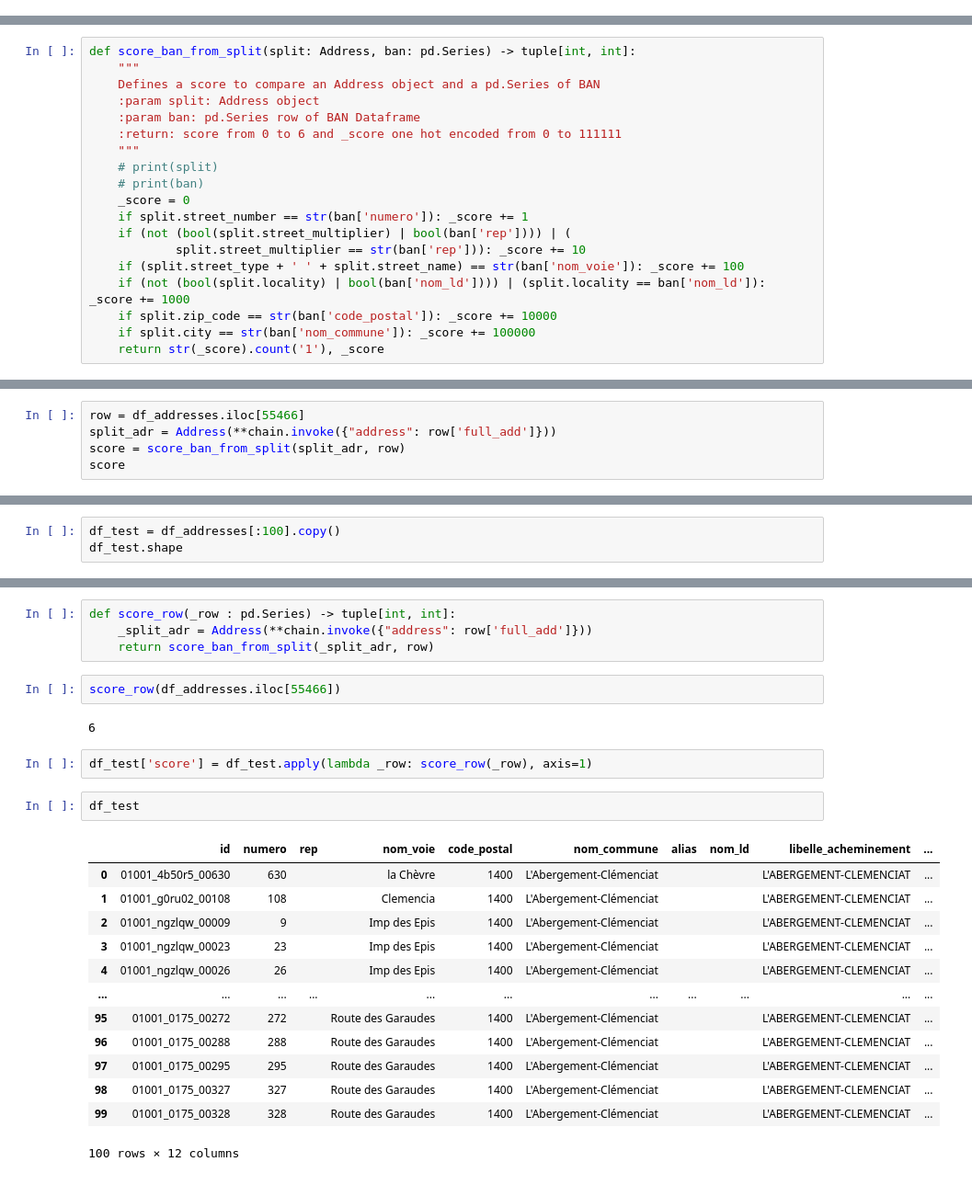
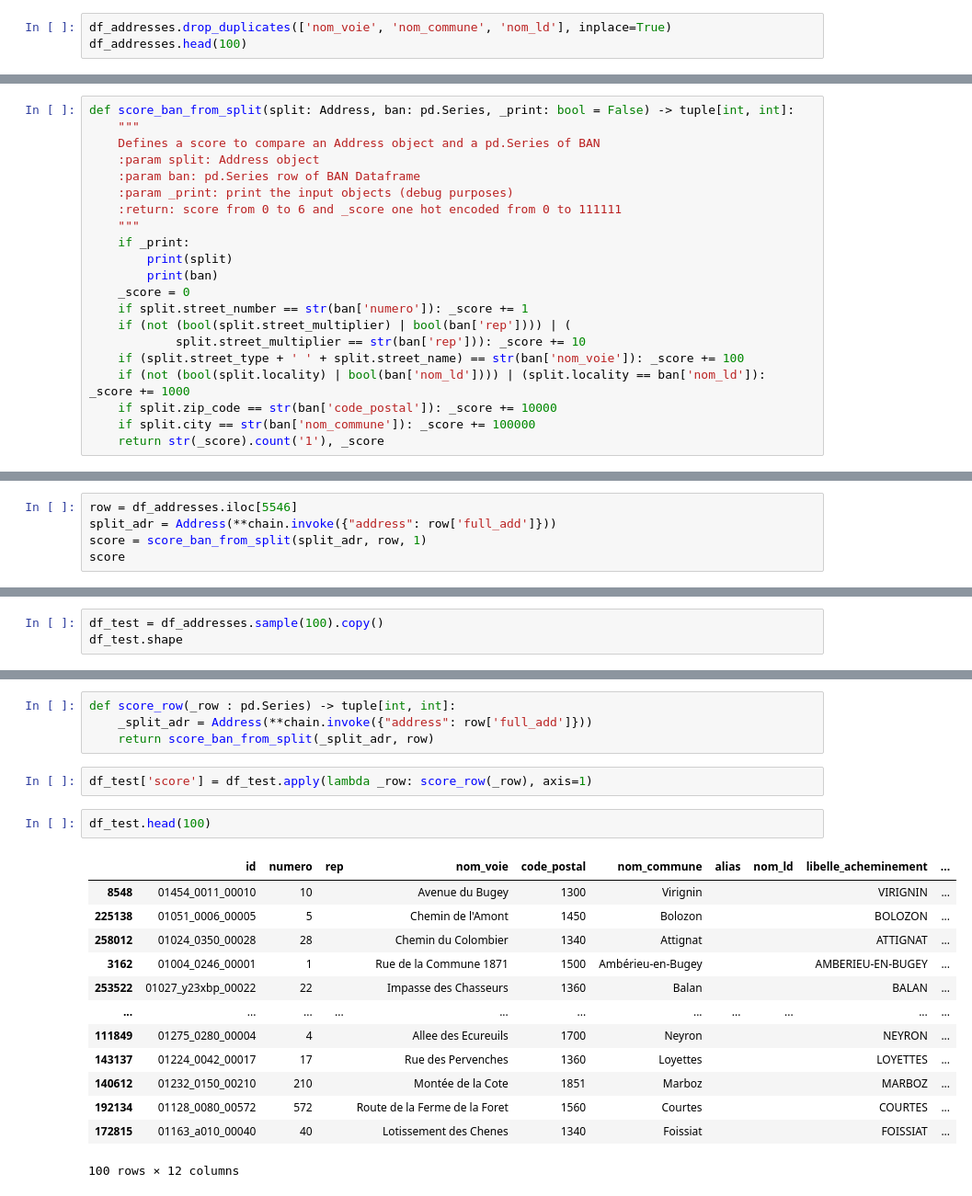
Before and after one commit to chaindatax/b4b, a Jupyter notebook: ficaba-test.ipynb, the cells around one changed output, grey strips where cells are left out. Shown: that part at 92% size. Saved outputs shown, nothing was run; the diff lists cells and outputs as text.

Commit message:
feat(ficoba_addresses): added dedup to reduce dataset size

```diff
--- a/ficaba-test.ipynb
+++ b/ficaba-test.ipynb
@@ -588,0 +593,3 @@ df_addresses.replace(np.nan, '', regex=True, inplace=True)
+# %%
+df_addresses.drop_duplicates(['nom_voie', 'nom_commune', 'nom_ld'], inplace=True)
+df_addresses.head(100)
@@ -660,15 +681,17 @@ df_addresses.head(50)
 # %% [markdown]
 ### Testing
 # %%
-def score_ban_from_split(split: Address, ban: pd.Series) -> tuple[int, int]:
+def score_ban_from_split(split: Address, ban: pd.Series, _print: bool = False) -> tuple[int, int]:
     """
     Defines a score to compare an Address object and a pd.Series of BAN
     :param split: Address object
     :param ban: pd.Series row of BAN Dataframe
+    :param _print: print the input objects (debug purposes)
     :return: score from 0 to 6 and _score one hot encoded from 0 to 111111
     """
-    # print(split)
-    # print(ban)
+    if _print:
+        print(split)
+        print(ban)
     _score = 0
     if split.street_number == str(ban['numero']): _score += 1
     if (not (bool(split.street_multiplier) | bool(ban['rep']))) | (
@@ -761,7 +783,7 @@ Name: 111235, dtype: object
 (6, 111111)
 # %%
-row = df_addresses.iloc[55466]
+row = df_addresses.iloc[5546]
 split_adr = Address(**chain.invoke({"address": row['full_add']}))
-score = score_ban_from_split(split_adr, row)
+score = score_ban_from_split(split_adr, row, 1)
 score
 # %% [output]
@@ -790,5 +812,5 @@ df_addresses.shape
 # %%
-df_test = df_addresses[:100].copy()
+df_test = df_addresses.sample(100).copy()
 df_test.shape
 # %% [output]
 (100, 11)
@@ -796,25 +818,21 @@ df_test.shape
 def score_row(_row : pd.Series) -> tuple[int, int]:
     _split_adr = Address(**chain.invoke({"address": row['full_add']}))
     return score_ban_from_split(_split_adr, row)
-# %%
-score_row(df_addresses.iloc[55466])
-# %% [output]
-6
 # %%
 df_test['score'] = df_test.apply(lambda _row: score_row(_row), axis=1)
 # %%
-df_test
+df_test.head(100)
 # %% [output]
 |  | id | numero | rep | nom_voie | code_postal | nom_commune | alias | nom_ld | libelle_acheminement | ... |
-| 0 | 01001_4b50r5_00630 | 630 |  | la Chèvre | 1400 | L'Abergement-Clémenciat |  |  | L'ABERGEMENT-CLEMENCIAT | ... |
-| 1 | 01001_g0ru02_00108 | 108 |  | Clemencia | 1400 | L'Abergement-Clémenciat |  |  | L'ABERGEMENT-CLEMENCIAT | ... |
-| 2 | 01001_ngzlqw_00009 | 9 |  | Imp des Epis | 1400 | L'Abergement-Clémenciat |  |  | L'ABERGEMENT-CLEMENCIAT | ... |
-| 3 | 01001_ngzlqw_00023 | 23 |  | Imp des Epis | 1400 | L'Abergement-Clémenciat |  |  | L'ABERGEMENT-CLEMENCIAT | ... |
-| 4 | 01001_ngzlqw_00026 | 26 |  | Imp des Epis | 1400 | L'Abergement-Clémenciat |  |  | L'ABERGEMENT-CLEMENCIAT | ... |
+| 8548 | 01454_0011_00010 | 10 |  | Avenue du Bugey | 1300 | Virignin |  |  | VIRIGNIN | ... |
+| 225138 | 01051_0006_00005 | 5 |  | Chemin de l'Amont | 1450 | Bolozon |  |  | BOLOZON | ... |
+| 258012 | 01024_0350_00028 | 28 |  | Chemin du Colombier | 1340 | Attignat |  |  | ATTIGNAT | ... |
+| 3162 | 01004_0246_00001 | 1 |  | Rue de la Commune 1871 | 1500 | Ambérieu-en-Bugey |  |  | AMBERIEU-EN-BUGEY | ... |
+| 253522 | 01027_y23xbp_00022 | 22 |  | Impasse des Chasseurs | 1360 | Balan |  |  | BALAN | ... |
 | ... | ... | ... | ... | ... | ... | ... | ... | ... | ... | ... |
-| 95 | 01001_0175_00272 | 272 |  | Route des Garaudes | 1400 | L'Abergement-Clémenciat |  |  | L'ABERGEMENT-CLEMENCIAT | ... |
-| 96 | 01001_0175_00288 | 288 |  | Route des Garaudes | 1400 | L'Abergement-Clémenciat |  |  | L'ABERGEMENT-CLEMENCIAT | ... |
-| 97 | 01001_0175_00295 | 295 |  | Route des Garaudes | 1400 | L'Abergement-Clémenciat |  |  | L'ABERGEMENT-CLEMENCIAT | ... |
-| 98 | 01001_0175_00327 | 327 |  | Route des Garaudes | 1400 | L'Abergement-Clémenciat |  |  | L'ABERGEMENT-CLEMENCIAT | ... |
-| 99 | 01001_0175_00328 | 328 |  | Route des Garaudes | 1400 | L'Abergement-Clémenciat |  |  | L'ABERGEMENT-CLEMENCIAT | ... |
+| 111849 | 01275_0280_00004 | 4 |  | Allee des Ecureuils | 1700 | Neyron |  |  | NEYRON | ... |
+| 143137 | 01224_0042_00017 | 17 |  | Rue des Pervenches | 1360 | Loyettes |  |  | LOYETTES | ... |
+| 140612 | 01232_0150_00210 | 210 |  | Montée de la Cote | 1851 | Marboz |  |  | MARBOZ | ... |
+| 192134 | 01128_0080_00572 | 572 |  | Route de la Ferme de la Foret | 1560 | Courtes |  |  | COURTES | ... |
+| 172815 | 01163_a010_00040 | 40 |  | Lotissement des Chenes | 1340 | Foissiat |  |  | FOISSIAT | ... |
 100 rows × 12 columns
```
Also changed, not shown: parts of 12 cells of this notebook.
